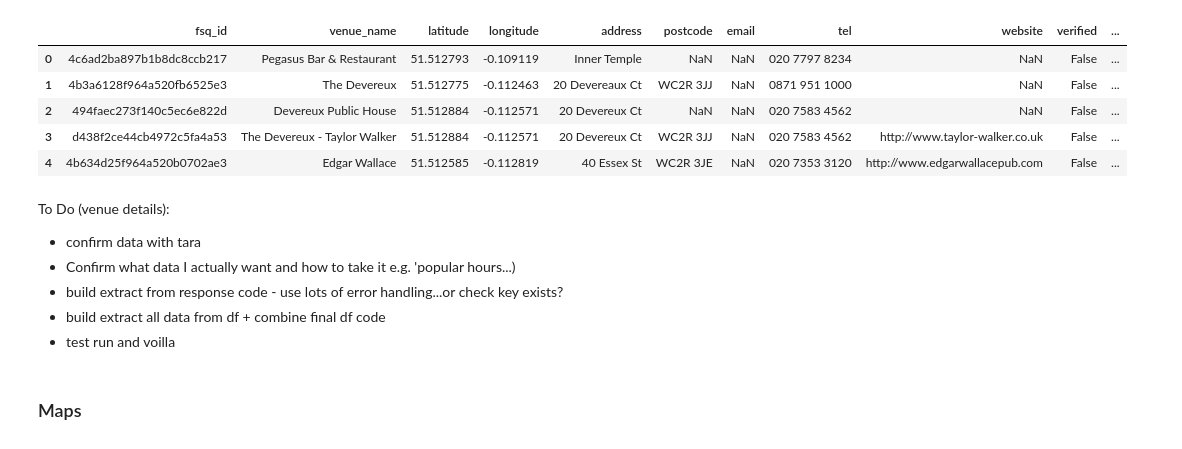
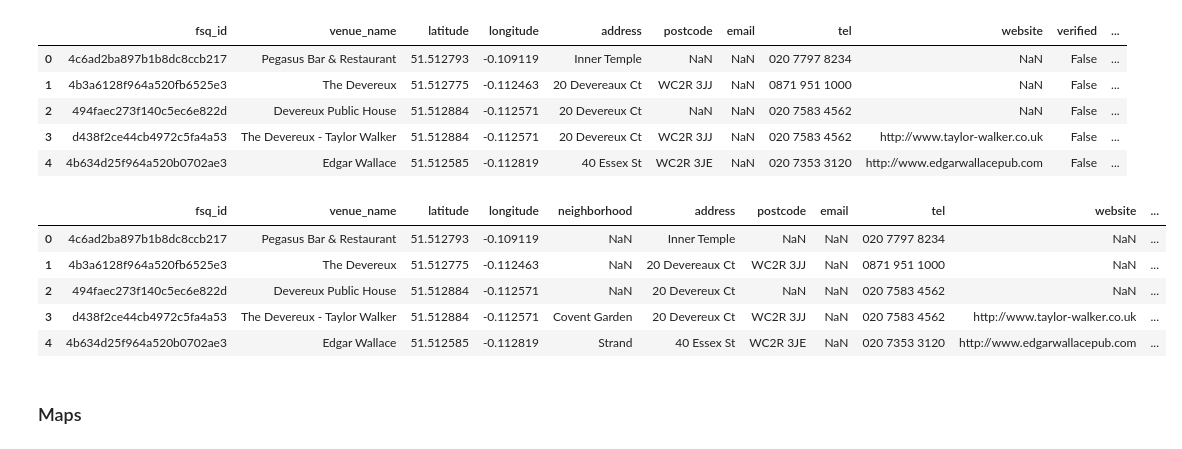
Before and after one commit to rhart-rup/Foursquare-Venue-Scraper-2023, a Jupyter notebook: Four_Square_Venue_Search.ipynb, the cells around one changed output. Cells and saved outputs as stored; diff of their text form; code cells hidden in the pictures.

Commit message:
tweaked dataframe formats

```diff
--- a/Four_Square_Venue_Search.ipynb
+++ b/Four_Square_Venue_Search.ipynb
@@ -786,7 +802,7 @@ venue_details_df.to_csv('foursquare_venue_details_' + todays_date + '.csv',
 # %%
 # Temporary!!!
-venue_details_df.neighborhood = venue_details_df.neighborhood.str[0]
-venue_details_df.insert(0, 'fsq_id', venues.fsq_id)
+#venue_details_df.neighborhood = venue_details_df.neighborhood.str[0]
+#venue_details_df.insert(0, 'fsq_id', venues.fsq_id)
 # %%
 venue_details_df.head()
 # %% [output]
@@ -879,17 +895,24 @@ full_venue_data.head()
 | 2 | 494faec273f140c5ec6e822d | Devereux Public House | 51.512884 | -0.112571 | 20 Devereux Ct | NaN | NaN | 020 7583 4562 | NaN | False | ... |
 | 3 | d438f2ce44cb4972c5fa4a53 | The Devereux - Taylor Walker | 51.512884 | -0.112571 | 20 Devereux Ct | WC2R 3JJ | NaN | 020 7583 4562 | http://www.taylor-walker.co.uk | False | ... |
 | 4 | 4b634d25f964a520b0702ae3 | Edgar Wallace | 51.512585 | -0.112819 | 40 Essex St | WC2R 3JE | NaN | 020 7353 3120 | http://www.edgarwallacepub.com | False | ... |
+# %%
+# Move total_ratings and neighborhood columns
+full_venue_data.insert(12, 'total_ratings',
+                       full_venue_data.pop('total_ratings'))
+full_venue_data.insert(4, 'neighborhood',
+                       full_venue_data.pop('neighborhood'))
+full_venue_data.head()
+# %% [output]
+|  | fsq_id | venue_name | latitude | longitude | neighborhood | address | postcode | email | tel | website | ... |
+| 0 | 4c6ad2ba897b1b8dc8ccb217 | Pegasus Bar & Restaurant | 51.512793 | -0.109119 | NaN | Inner Temple | NaN | NaN | 020 7797 8234 | NaN | ... |
+| 1 | 4b3a6128f964a520fb6525e3 | The Devereux | 51.512775 | -0.112463 | NaN | 20 Devereaux Ct | WC2R 3JJ | NaN | 0871 951 1000 | NaN | ... |
+| 2 | 494faec273f140c5ec6e822d | Devereux Public House | 51.512884 | -0.112571 | NaN | 20 Devereux Ct | NaN | NaN | 020 7583 4562 | NaN | ... |
+| 3 | d438f2ce44cb4972c5fa4a53 | The Devereux - Taylor Walker | 51.512884 | -0.112571 | Covent Garden | 20 Devereux Ct | WC2R 3JJ | NaN | 020 7583 4562 | http://www.taylor-walker.co.uk | ... |
+| 4 | 4b634d25f964a520b0702ae3 | Edgar Wallace | 51.512585 | -0.112819 | Strand | 40 Essex St | WC2R 3JE | NaN | 020 7353 3120 | http://www.edgarwallacepub.com | ... |
 # %%
 todays_date = datetime.today().strftime('%d-%b-%y')
 full_venue_data.to_csv('foursquare_full_venue_data_' + todays_date + '.csv',
                        index = False)
-# %% [markdown]
-To Do (venue details):
-- confirm data with tara
-- Confirm what data I actually want and how to take it e.g. 'popular hours...)
-- build extract from response code - use lots of error handling...or check key exists?
-- build extract all data from df + combine final df code
-- test run and voilla
 # %% [markdown]
 ### Maps
 # %%
```
Also changed, not shown: parts of 2 cells of this notebook.
